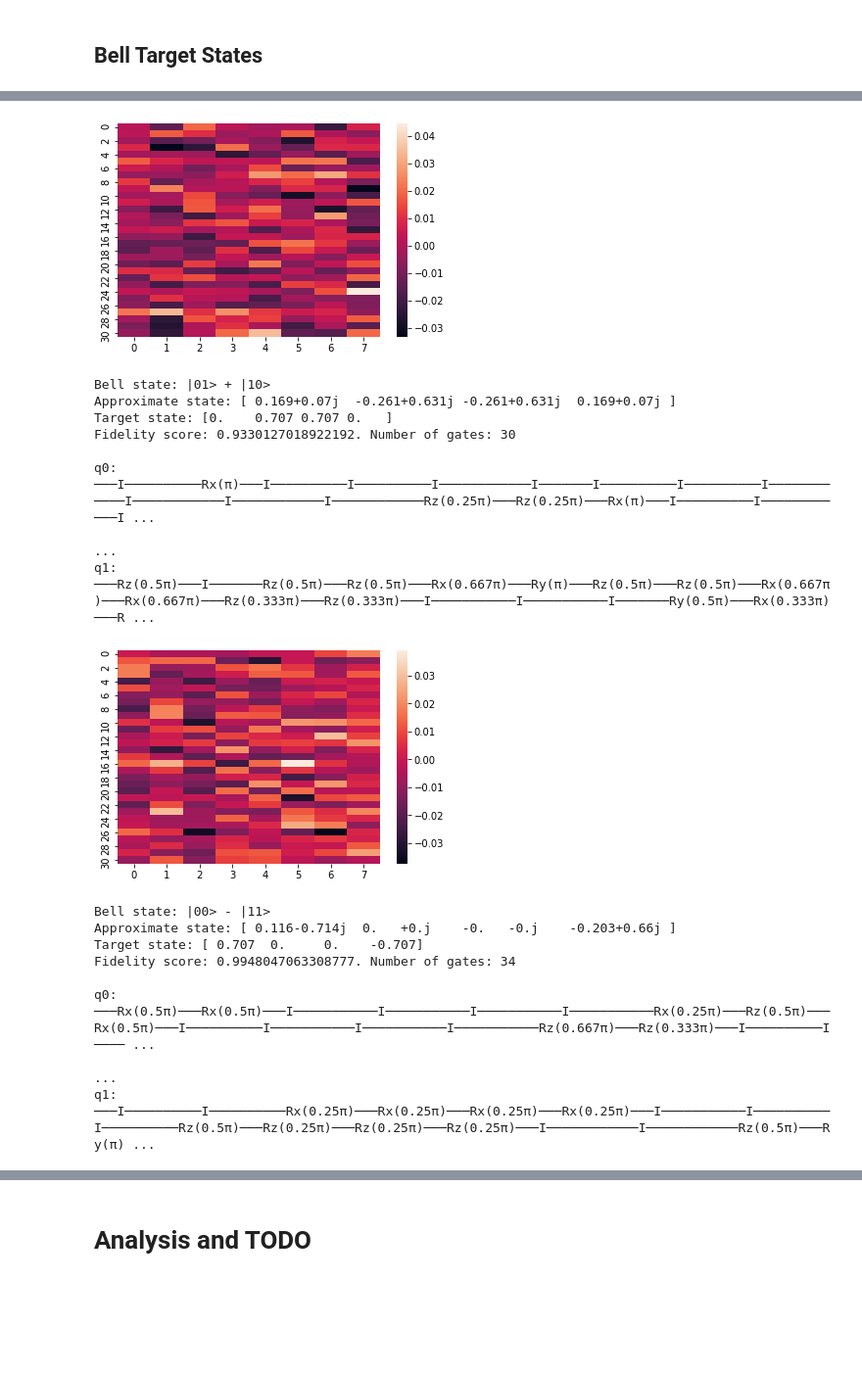
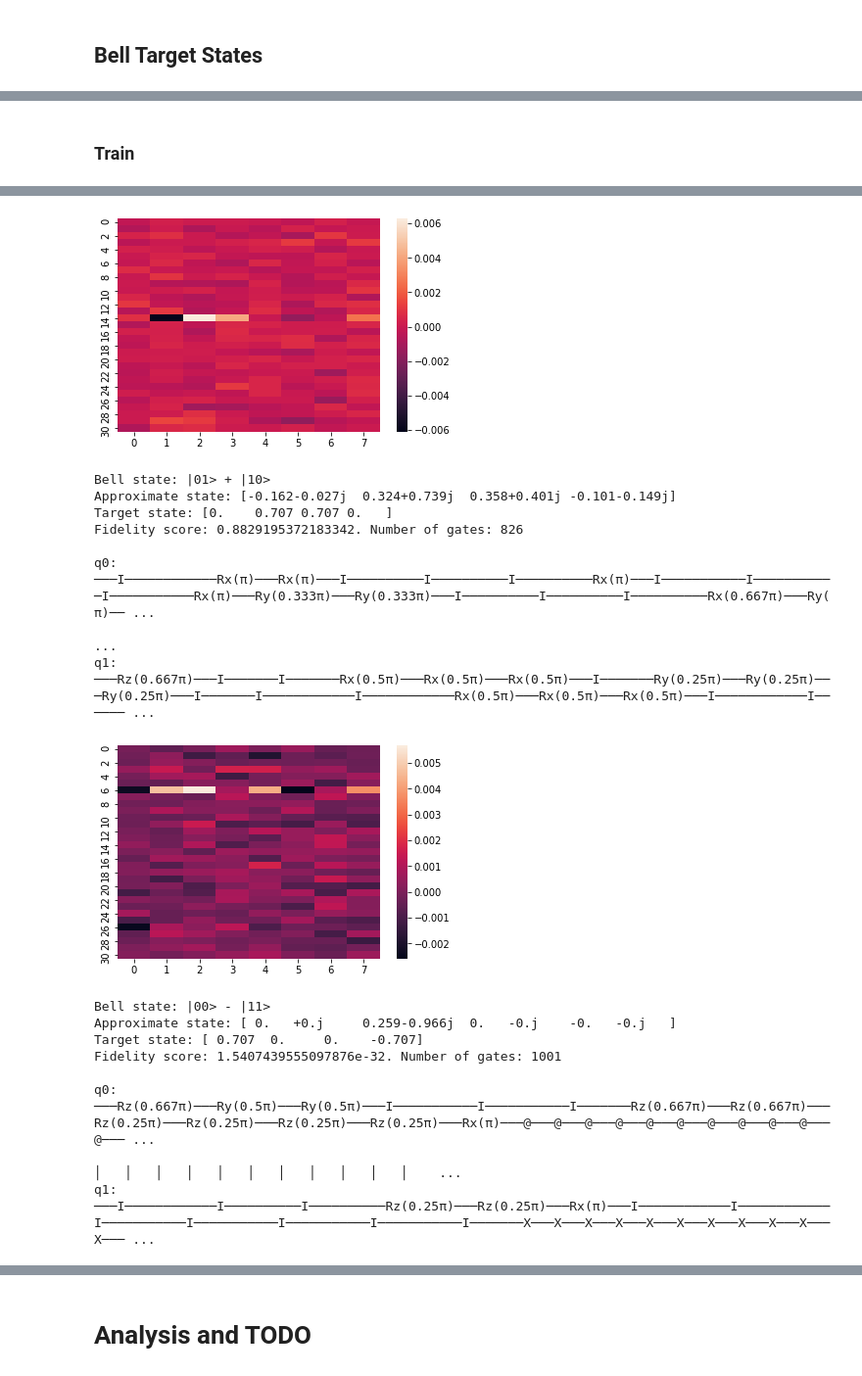
Before and after one commit to francescomontagna/Quantum-Reinforcement-Learning, a Jupyter notebook: QuantumRL.ipynb, the cells around one changed output, grey strips where cells are left out. Shown at 98% size. Saved outputs shown, nothing was run; the diff lists cells and outputs as text; code cells hidden in the pictures; blank space fills up the shorter version.

Commit message:
Parameters Tuning

```diff
--- a/QuantumRL.ipynb
+++ b/QuantumRL.ipynb
@@ -521,7 +536,7 @@ class LSTDAgent:
 # %% [markdown]
 # Helper Functions
 # %%
-def compare_circuits(circuit_gates, final_state, target_state, path):
+def compare_circuits(circuit_gates, final_state, target_state, path = None):
   """
   Compare results obtained by google gates vs my custom gates implementation
   Args:
@@ -567,7 +582,8 @@ def compare_circuits(circuit_gates, final_state, target_state, path):
   print("")
   print(circuit)
 
-  logs(final_state, target_state, circuit_gates, circuit, path)
+  if path is not None:
+    logs(final_state, target_state, circuit_gates, circuit, path)
 # %%
 def get_quantum_state(tolerance, seed, i):
   """
@@ -801,8 +812,7 @@ files.download(PATH)
 # %% [markdown]
 ## Bell Target States
 # %%
-TOLERANCE = 0.1
+TOLERANCE = 0.15
 TRAINING_EPISODES = 100
 STEP_SIZE = 0.0001
 NUM_OFFLINE_UPDATES = 0 # WAY WORSE IF != 0
-PATH = "logs.txt"
@@ -828,0 +833,27 @@ bell_dict = {
+# %%
+params = {'step_size': [0.0001, 0.0005, 0.00005],
+          'negative_reward' : [-1., -3., -6. ,-10., -20.],
+          'positive_reward' : [20., 50., 80., 100., 150.]}
+param_grid = ParameterGrid(test_params)
+# %%
+%%time
+def experiment_logs(logs, circuit_gates, final_state, target_state, params, rep):
+  logs[rep]['fidelity'].append(target_state.fidelity_score(final_state))
+  logs[rep]['num_gates'].append(len(circuit_gates))
+  logs[rep]['params'].append(params)
+
+gridsearch_logs = {key:{'params': [], 'fidelity':[], 'num_gates':[]} for key in bell_dict.keys()}
+
+for params in  param_grid:
+  step_size, negative_reward, positive_reward = list(params.values())
+  for rep, bell_state in bell_dict.items():
+    start = [1, 0, 0, 0]
+    target = bell_state
+
+    experiment = Experiment(start, target, TOLERANCE, TRAINING_EPISODES, STEP_SIZE, NUM_OFFLINE_UPDATES,
+                            negative_reward = -6, positive_reward = 100)
+    circuit_gates, terminal_state = experiment.run_experiment()
+
+    experiment_logs(gridsearch_logs, circuit_gates, terminal_state, QuantumState(target), params, rep)
+
+gridsearch_df = pd.DataFrame(gridsearch_logs)
@@ -829,10 +902,13 @@ bell_dict = {
+# %% [markdown]
+### Train
 # %%
 for rep, bell_state in bell_dict.items():
   print("Bell state: " +  rep)
   start = [1, 0, 0, 0]
   target = bell_state
 
-  experiment = Experiment(start, target, TOLERANCE, TRAINING_EPISODES, STEP_SIZE, NUM_OFFLINE_UPDATES)
+  experiment = Experiment(start, target, TOLERANCE, TRAINING_EPISODES, STEP_SIZE, NUM_OFFLINE_UPDATES,
+                          negative_reward = -6, positive_reward = 100)
   circuit_gates, terminal_state = experiment.run_experiment()
   compare_circuits(circuit_gates, terminal_state, QuantumState(target), PATH)
   print("")
@@ -854,18 +929,18 @@ q1: ───I────────────I─────────
-[figure, old version]
+[figure, new version]
 Bell state: |01> + |10>
-Approximate state: [ 0.169+0.07j  -0.261+0.631j -0.261+0.631j  0.169+0.07j ]
+Approximate state: [-0.162-0.027j  0.324+0.739j  0.358+0.401j -0.101-0.149j]
 Target state: [0.    0.707 0.707 0.   ]
-Fidelity score: 0.9330127018922192. Number of gates: 30
+Fidelity score: 0.8829195372183342. Number of gates: 826
 
-q0: ───I──────────Rx(π)───I──────────I──────────I────────────I───────I──────────I──────────I────────────I────────────I────────────I────────────Rz(0.25π)───Rz(0.25π)───Rx(π)───I──────────I────────────I ...
+q0: ───I────────────Rx(π)───Rx(π)───I──────────I──────────I──────────Rx(π)───I───────────I───────────I───────────Rx(π)───Ry(0.333π)───Ry(0.333π)───I──────────I──────────I──────────Rx(0.667π)───Ry(π)── ...
                                                                                                                                                                                                          ...
-q1: ───Rz(0.5π)───I───────Rz(0.5π)───Rz(0.5π)───Rx(0.667π)───Ry(π)───Rz(0.5π)───Rz(0.5π)───Rx(0.667π)───Rx(0.667π)───Rz(0.333π)───Rz(0.333π)───I───────────I───────────I───────Ry(0.5π)───Rx(0.333π)───R ...
+q1: ───Rz(0.667π)───I───────I───────Rx(0.5π)───Rx(0.5π)───Rx(0.5π)───I───────Ry(0.25π)───Ry(0.25π)───Ry(0.25π)───I───────I────────────I────────────Rx(0.5π)───Rx(0.5π)───Rx(0.5π)───I────────────I────── ...
-[figure, old version]
+[figure, new version]
 Bell state: |00> - |11>
-Approximate state: [ 0.116-0.714j  0.   +0.j    -0.   -0.j    -0.203+0.66j ]
+Approximate state: [ 0.   +0.j     0.259-0.966j  0.   -0.j    -0.   -0.j   ]
 Target state: [ 0.707  0.     0.    -0.707]
-Fidelity score: 0.9948047063308777. Number of gates: 34
+Fidelity score: 1.5407439555097876e-32. Number of gates: 1001
 
-q0: ───Rx(0.5π)───Rx(0.5π)───I───────────I───────────I───────────I───────────Rx(0.25π)───Rz(0.5π)───Rx(0.5π)───I──────────I───────────I───────────I───────────Rz(0.667π)───Rz(0.333π)───I──────────I──── ...
-                                                                                                                                                                                                         ...
-q1: ───I──────────I──────────Rx(0.25π)───Rx(0.25π)───Rx(0.25π)───Rx(0.25π)───I───────────I──────────I──────────Rz(0.5π)───Rz(0.25π)───Rz(0.25π)───Rz(0.25π)───I────────────I────────────Rz(0.5π)───Ry(π) ...
+q0: ───Rz(0.667π)───Ry(0.5π)───Ry(0.5π)───I───────────I───────────I───────Rz(0.667π)───Rz(0.667π)───Rz(0.25π)───Rz(0.25π)───Rz(0.25π)───Rz(0.25π)───Rx(π)───@───@───@───@───@───@───@───@───@───@───@─── ...
+                                                                                                                                                            │   │   │   │   │   │   │   │   │   │   │    ...
+q1: ───I────────────I──────────I──────────Rz(0.25π)───Rz(0.25π)───Rx(π)───I────────────I────────────I───────────I───────────I───────────I───────────I───────X───X───X───X───X───X───X───X───X───X───X─── ...
```
Also changed, not shown: parts of 14 cells of this notebook.
